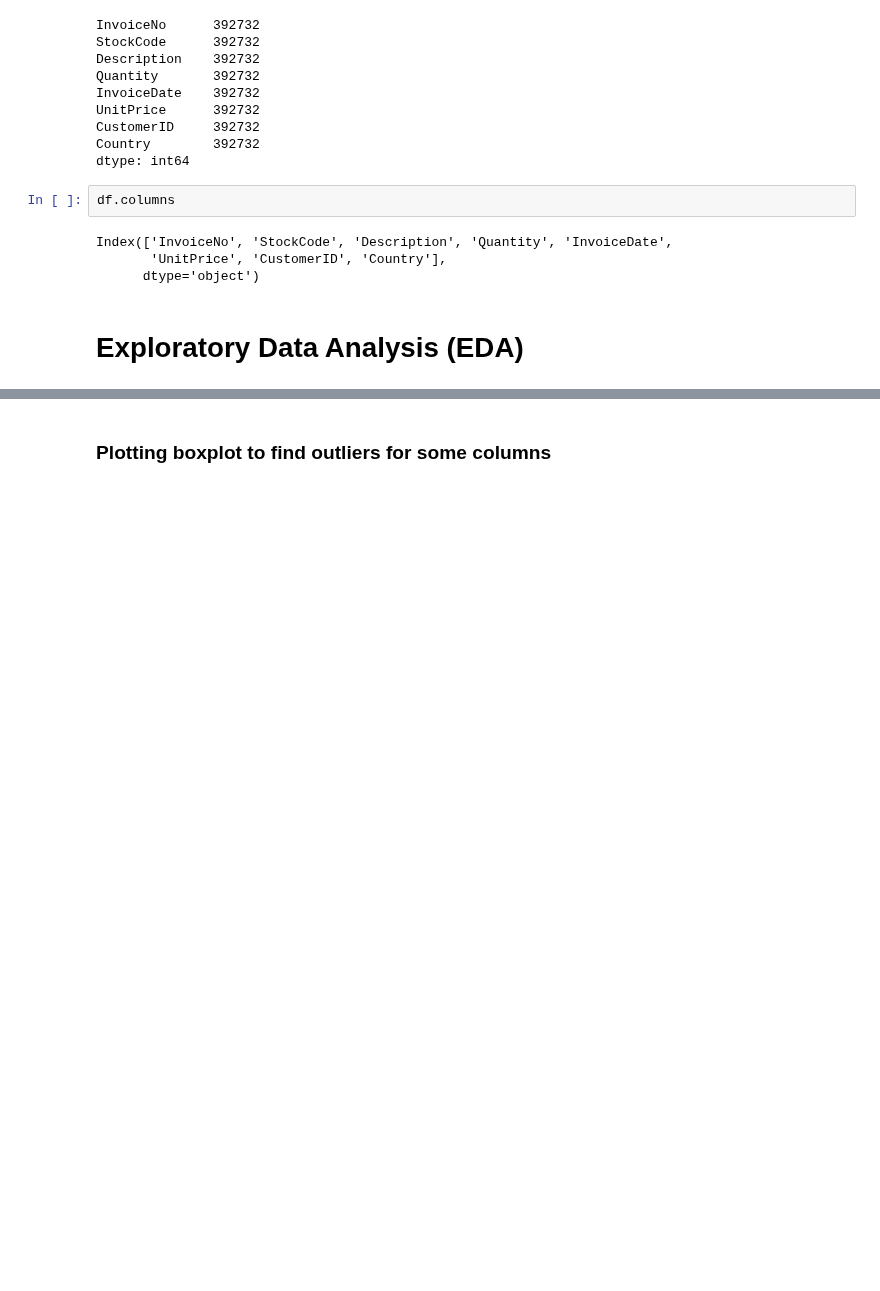
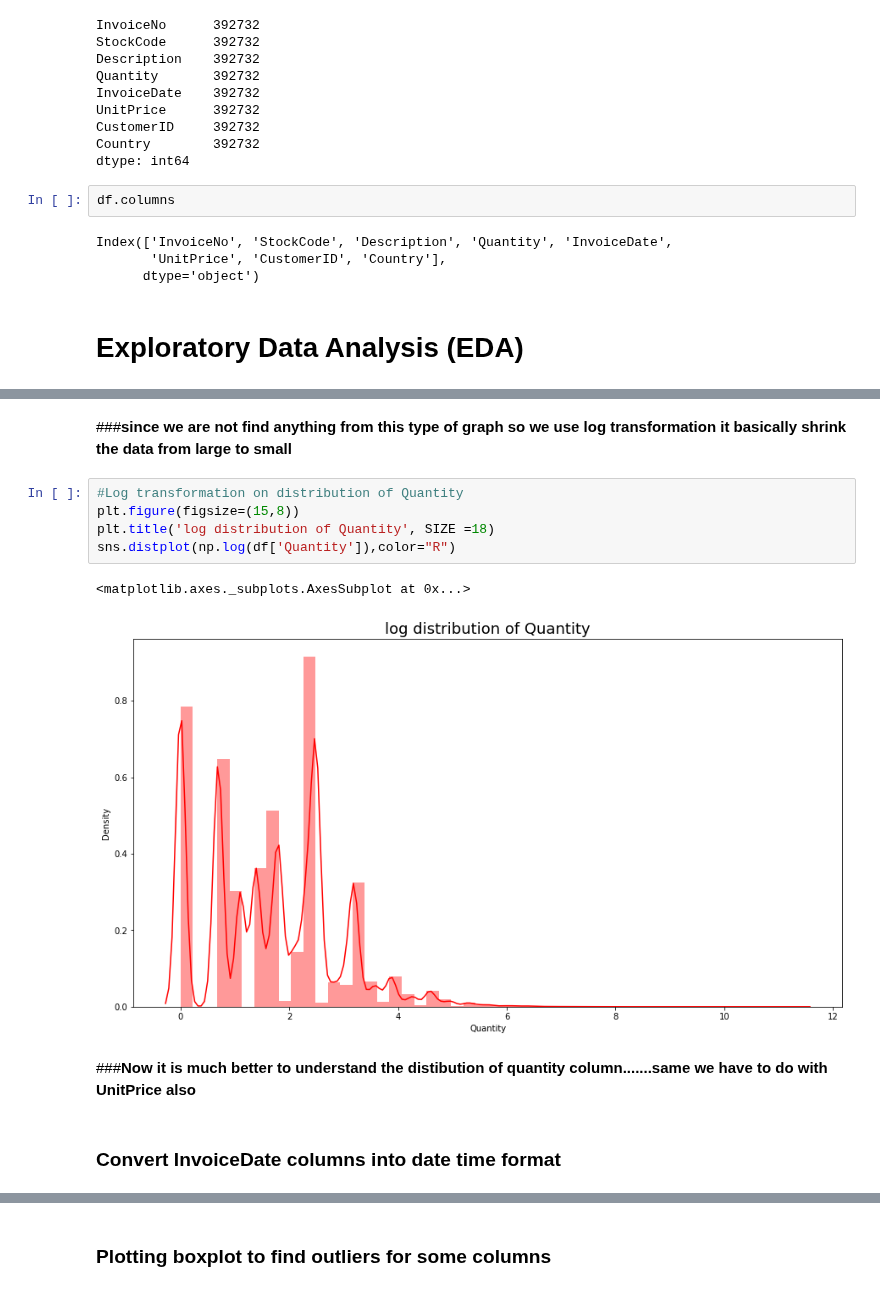
Before and after one commit to Malikarbaaz/Online_Retail_Customer_Segmentation, a Jupyter notebook: Copy_of_Online_Retail_Customer_Segmentation_Capstone_Project.ipynb, the cells around one changed output, grey strips where cells are left out. Drawn from its saved outputs; the diff is of its cells as text; blank space fills up the shorter version.

```diff
--- a/Copy_of_Online_Retail_Customer_Segmentation_Capstone_Project.ipynb
+++ b/Copy_of_Online_Retail_Customer_Segmentation_Capstone_Project.ipynb
@@ -245,0 +297,14 @@ plt.xticks(rotation = 90)   # by using xticks we rotate our column labels to 90
+# %% [markdown]
+###**since we are not find anything from this type of graph so we use log transformation it basically shrink the data from large to small**
+# %%
+#Log transformation on distribution of Quantity
+plt.figure(figsize=(15,8))
+plt.title('log distribution of Quantity', SIZE =18)
+sns.distplot(np.log(df['Quantity']),color="R")
+# %% [output]
+<matplotlib.axes._subplots.AxesSubplot at 0x...>
+[figure, added]
+# %% [markdown]
+###**Now it is much better to understand the distibution of quantity column.......same we have to do with UnitPrice also**
+# %% [markdown]
+### **Convert InvoiceDate columns into date time format**
```
Also changed, not shown: parts of 41 cells of this notebook.
